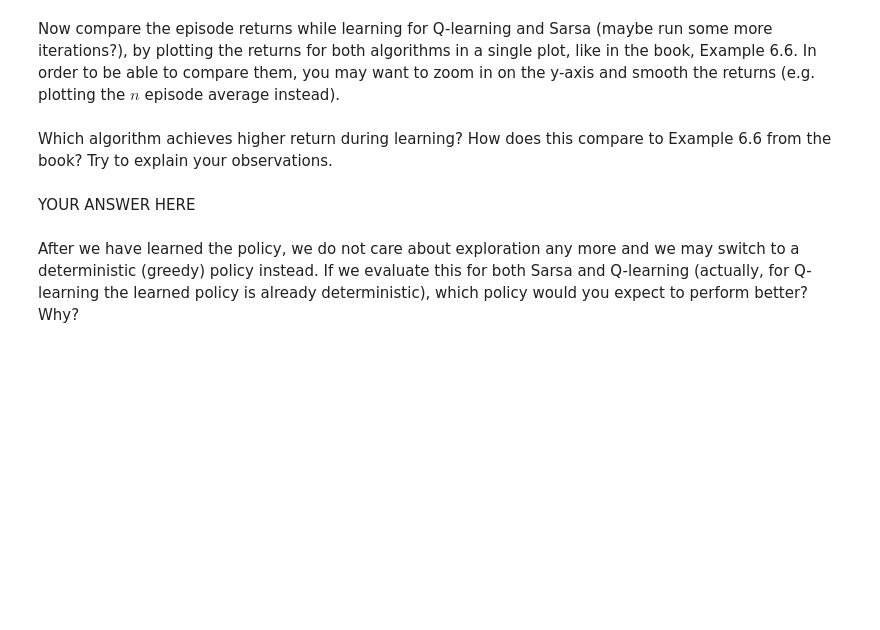
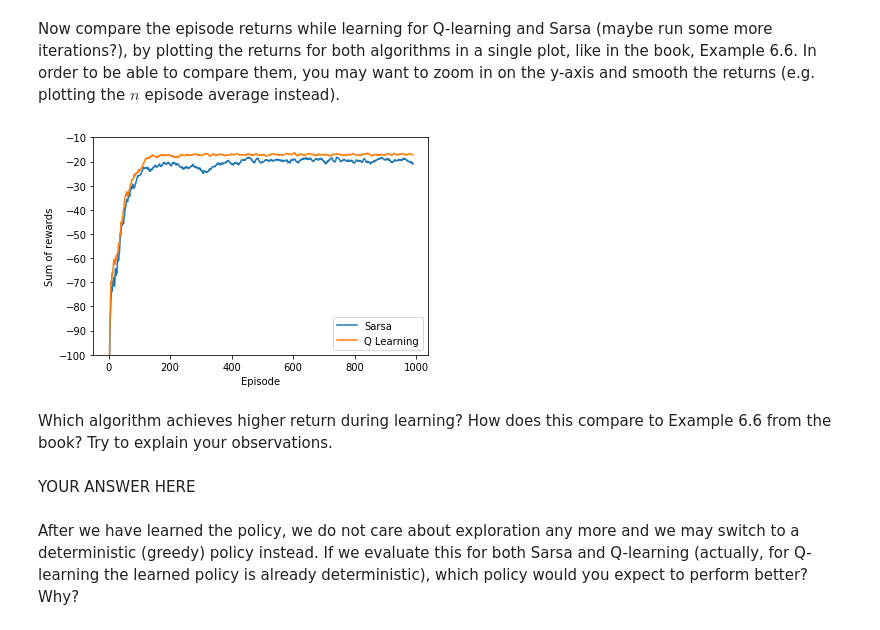
Before and after one commit to VincentRoest/rl, a Jupyter notebook: lab2/lab2.ipynb, the cells around one changed output. Cells and saved outputs as stored; diff of their text form; code cells hidden in the pictures; blank space fills up the shorter version.

```diff
--- a/lab2/lab2.ipynb
+++ b/lab2/lab2.ipynb
@@ -165,3 +178,31 @@ raise NotImplementedError()
+# %%
+sarsa_returns = 0
+q_returns = 0
+trials = 10
+episodes = 1000
+
+for i in range(trials):
+    # returns (Q, (lengths, returns)) so we take index [1][1]
+    sarsa_returns += sarsa(env, episodes)[1][1]
+    q_returns += q_learning(env, episodes)[1][1]
+
+sarsa_returns /= trials
+q_returns /= trials
+
+# taken from below
+def smooth(x, N):
+    cumsum = np.cumsum(np.insert(x, 0, 0))
+    return (cumsum[N:] - cumsum[:-N]) / float(N)
+
+plt.plot(smooth(sarsa_returns, 10), label='Sarsa')
+plt.plot(smooth(q_returns, 10), label='Q Learning')
+plt.xlabel('Episode')
+plt.ylabel('Sum of rewards')
+plt.ylim([-100, -10])
+plt.legend()
+plt.show()
+# %% [output]
+[figure, added]
 # %% [markdown]
 Which algorithm achieves higher return during learning? How does this compare to Example 6.6 from the book? Try to explain your observations.
 # %% [markdown]
```
Also changed, not shown: parts of 25 cells of this notebook, 2 other files.
